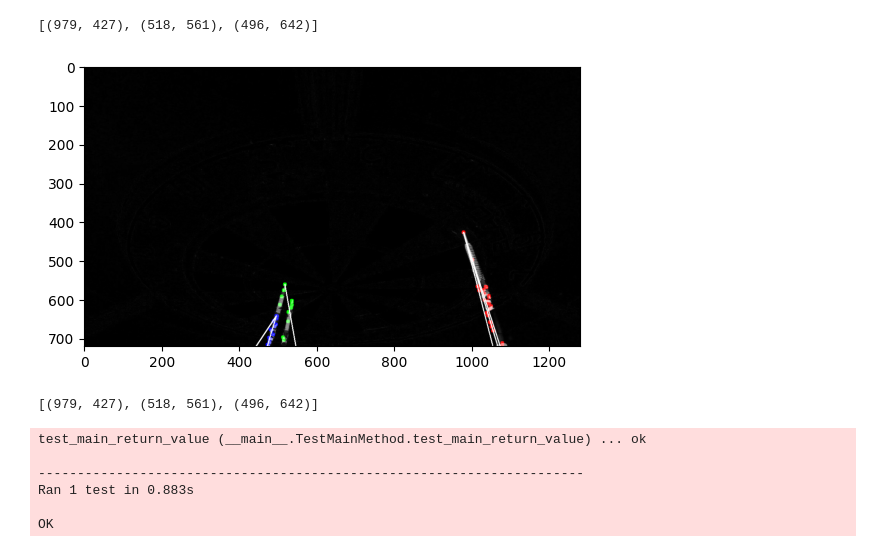
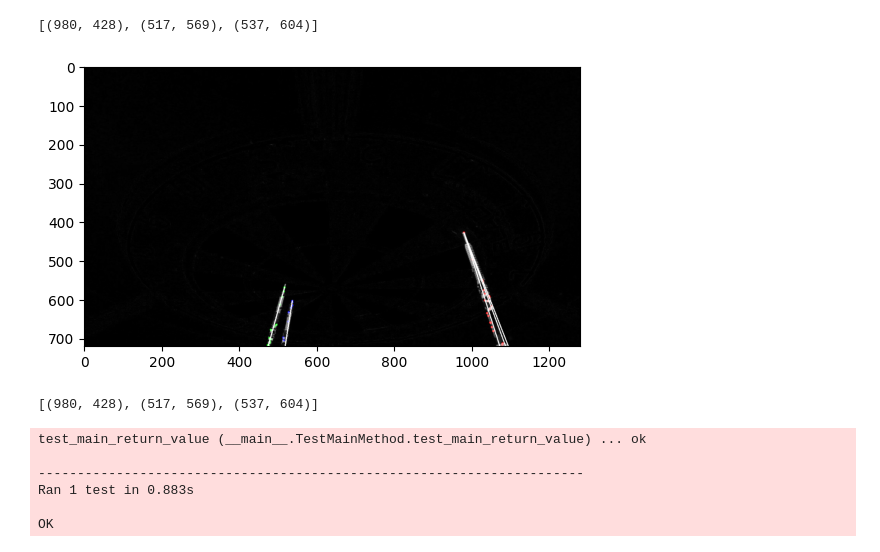
Before and after one commit to MobMonRob/automatedDartStudien, a Jupyter notebook: tracker/experiments/test.ipynb, the cells around one changed output. Cells and saved outputs as stored; diff of their text form; code cells hidden in the pictures.

Commit message:
Change: Lower Adaption Rate for Grouping
Niedrige Adaption Rate sorgt für schnellere Anpassungen, muss getestet werden, ob das nicht für überanpassung sorgt

Für Test Files hat es Aushilfe geboten

```diff
--- a/tracker/experiments/test.ipynb
+++ b/tracker/experiments/test.ipynb
@@ -54,6 +54,7 @@ def prepareMask(emptyFrame, dartFrame):
     kernel = np.ones((3, 3), np.uint8)
     mask_eroded = cv2.erode(mask, kernel, iterations=1)
 
+    kernel = np.ones((2, 2), np.uint8)
     mask_dilated = cv2.dilate(mask_eroded, kernel, iterations=1)
 
     #Ideas for the future:
@@ -147,7 +148,7 @@ def drawLine(slope, line_mask, start_point):
 
     cv2.line(line_mask, start_point, end_point, (255, 255, 255), 2)
 
-def groupDots(centroids, point_mask, line_mask):
+def groupDots(centroids, point_mask, line_mask, adapting_rate):
     groups = []
     while len(centroids) > 0 and len(groups) < 3:
         sorted_centroids = sorted(centroids, key=lambda y: y[1])
@@ -157,7 +158,7 @@ def groupDots(centroids, point_mask, line_mask):
         nearest_points = []
         nearest_points.append(current_point)
         tmp_point = current_point
-        point_range = len(centroids) if len(centroids) < 5 else 5
+        point_range = len(centroids) if len(centroids) < adapting_rate else adapting_rate
         for _ in range(point_range):
             nearest_point = findClosestPoint(tmp_point, centroids)
             tmp_point = nearest_point
@@ -216,12 +217,12 @@ def main(dartFrame, emptyFrame, printOut):
     #Find centroid points in mask, draw them into an empty mask, min area threshold removes ausreißer
     centroids = findPointsInMask(mask1, 5)
     for (cx, cy) in centroids:
-        cv2.circle(mask2, (cx, cy), 5, (255, 0, 0), -1)
+        cv2.circle(mask2, (cx, cy), 3, (255, 0, 0), -1)
 
     point_mask = np.zeros_like(dartFrame)
     line_mask = np.zeros_like(dartFrame)
 
-    groups, point_mask, line_mask = groupDots(centroids, point_mask, line_mask)
+    groups, point_mask, line_mask = groupDots(centroids, point_mask, line_mask, 3)
 
     #Mark ausreißer in the mask, not group points (left in centroids) get added to the groups so they can be added as ausreißer in the result image
     if len(centroids) > 0:
@@ -241,7 +242,7 @@ def main(dartFrame, emptyFrame, printOut):
     for index, group in enumerate(groups):
         color = colors[index % len(colors)]
         for (cx, cy) in group:
-            cv2.circle(mask3, (cx, cy), 5, color, -1)
+            cv2.circle(mask3, (cx, cy), 3, color, -1)
 
     mask3 = cv2.add(line_mask, mask3)
 
@@ -306,36 +307,36 @@ emptyFrame_gemein2_right = cv2.imread('./images/2/empty_top.jpg')
 dartFrame_New = cv2.imread('./images_new/leftDarts.jpg')
 emptyFrame_New = cv2.imread('./images_new/leftEmpty.jpg')
 
 #main(dartFrame_New, emptyFrame_New, True)
 
 dartFrame_New = cv2.imread('./images_new/rightDarts.jpg')
 emptyFrame_New = cv2.imread('./images_new/rightEmpty.jpg')
 
 #main(dartFrame_New, emptyFrame_New, True)
 
 dartFrame_New = cv2.imread('./images_new/2/leftDarts1.jpg')
 emptyFrame_New = cv2.imread('./images_new/2/leftEmpty.jpg')
 
 #main(dartFrame_New, emptyFrame_New, True)
 
 dartFrame_New = cv2.imread('./images_new/2/rightDarts1.jpg')
 emptyFrame_New = cv2.imread('./images_new/2/rightEmpty.jpg')
 
 #main(dartFrame_New, emptyFrame_New, True)
 
 dartFrame_New = cv2.imread('./images_new/2/leftDarts2.jpg')
 emptyFrame_New = cv2.imread('./images_new/2/leftEmpty.jpg')
 
 #main(dartFrame_New, emptyFrame_New, True)
 
 dartFrame_New = cv2.imread('./images_new/2/rightDarts2.jpg')
 emptyFrame_New = cv2.imread('./images_new/2/rightEmpty.jpg')
 
 main(dartFrame_New, emptyFrame_New, True)
 # %% [output]
-[(979, 427), (518, 561), (496, 642)]
+[(980, 428), (517, 569), (537, 604)]
-[figure, old version]
+[figure, new version]
-[(979, 427), (518, 561), (496, 642)]
+[(980, 428), (517, 569), (537, 604)]
 # %%
 import unittest
 
```
Also changed, not shown: 1 other file.
